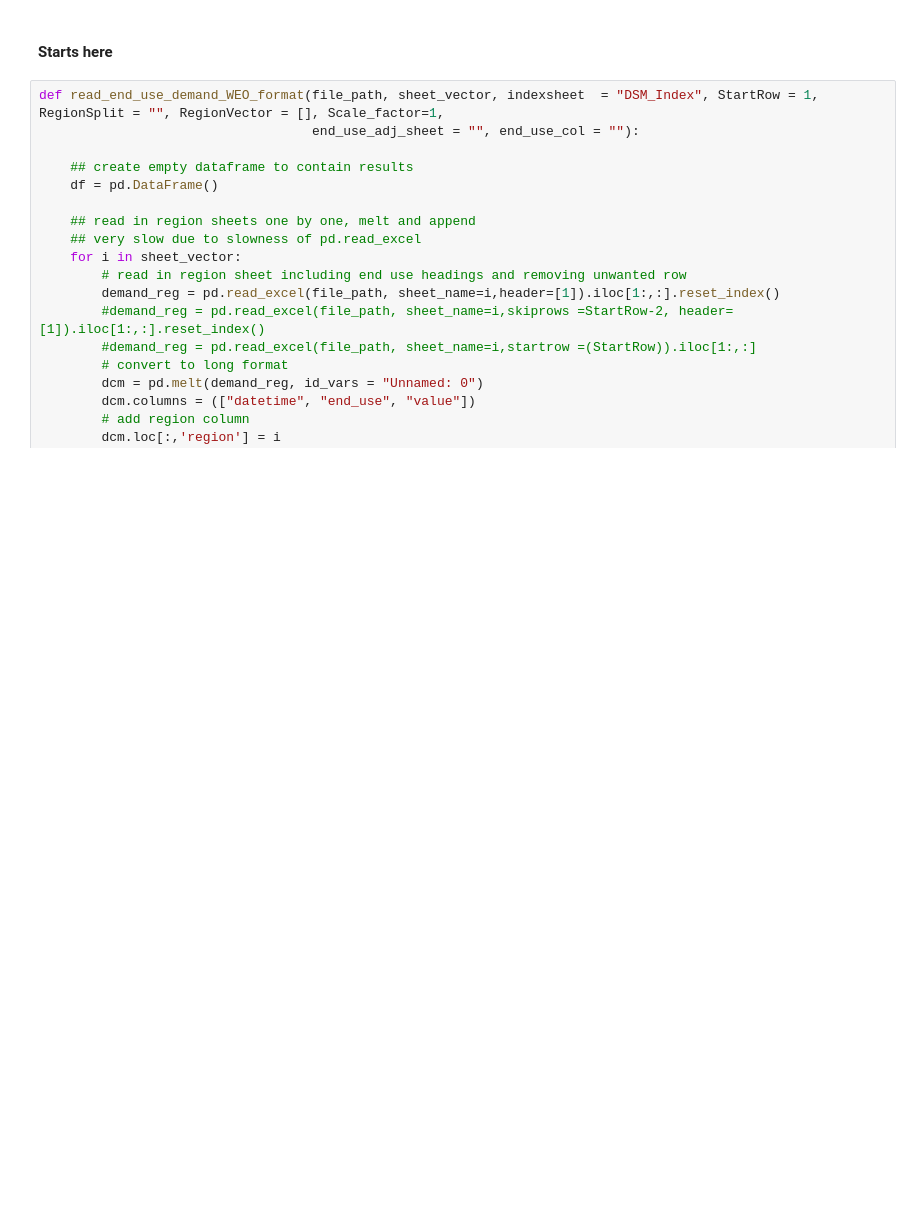
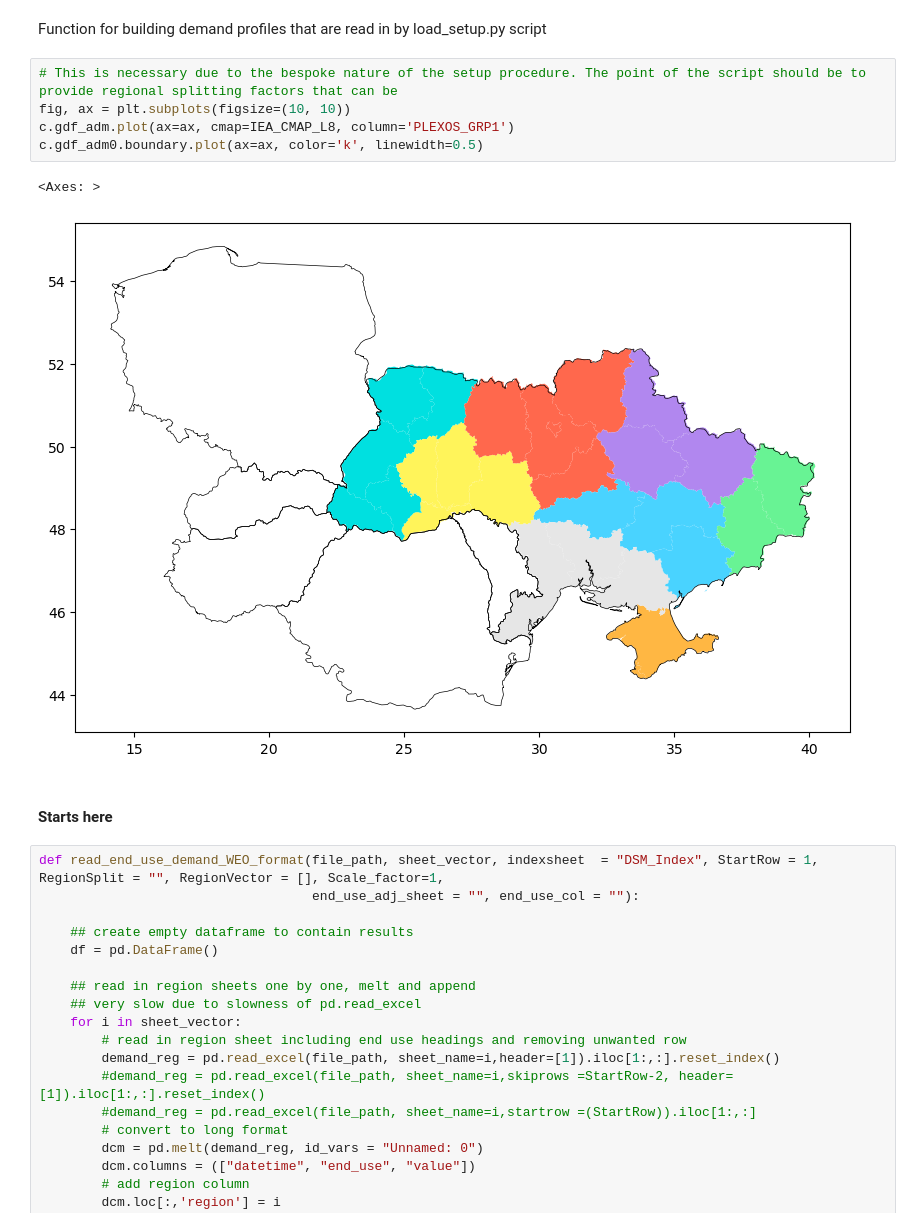
Before and after one commit to craigl33/plexos-model-setup, a Jupyter notebook: notebooks/UKR/20230926_UKR_DemandProcessing.ipynb, the cells around one changed output. Drawn from its saved outputs; the diff is of its cells as text; blank space fills up the shorter version.

```diff
--- a/notebooks/UKR/20230926_UKR_DemandProcessing.ipynb
+++ b/notebooks/UKR/20230926_UKR_DemandProcessing.ipynb
@@ -199,3 +47,13 @@ fig.savefig("Y:/Modelling/Ukraine/2023_UKR_ST_Security/ukr_adm_map.png", dpi=300
+# %% [markdown]
+Function for building demand profiles that are read in by load_setup.py script
+# %%
+# This is necessary due to the bespoke nature of the setup procedure. The point of the script should be to provide regional splitting factors that can be
+fig, ax = plt.subplots(figsize=(10, 10))
+c.gdf_adm.plot(ax=ax, cmap=IEA_CMAP_L8, column='PLEXOS_GRP1')
+c.gdf_adm0.boundary.plot(ax=ax, color='k', linewidth=0.5)
+# %% [output]
+<Axes: >
+[figure, added]
 # %% [markdown]
 #### Starts here
 # %%
```
Also changed, not shown: parts of 46 cells of this notebook, 18 other files.
